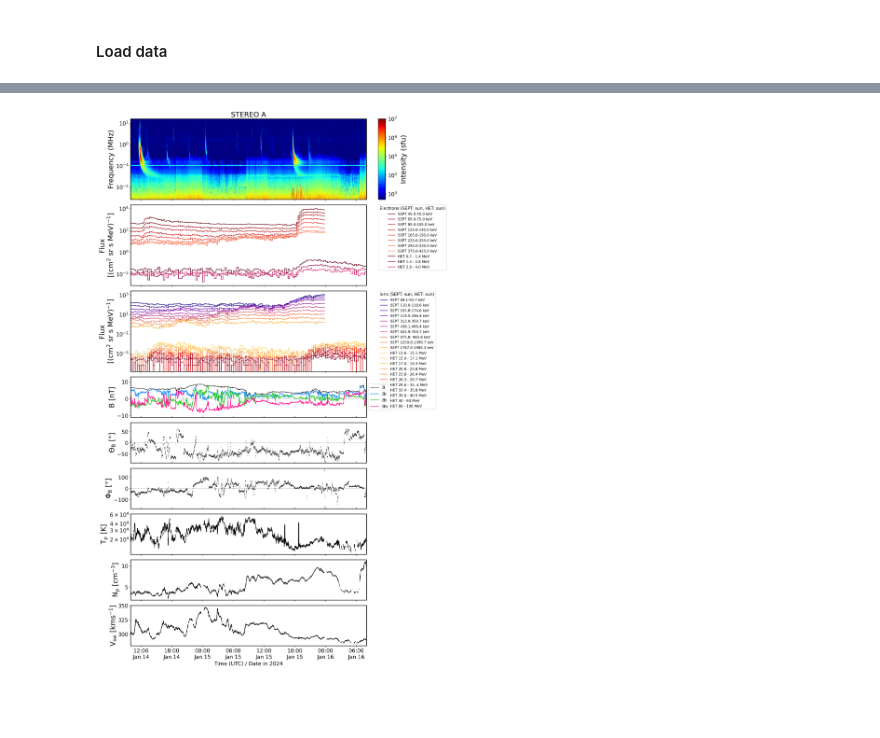
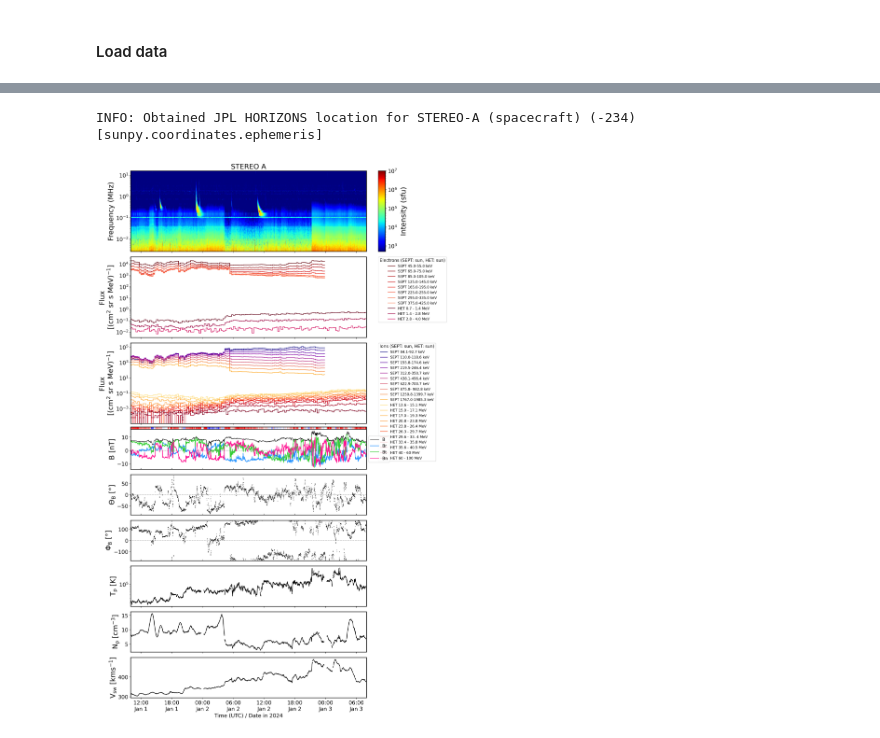
Before and after one commit to ojsant/solar_physics_projects, a Jupyter notebook: soler/STEREO_multiplot_clean.ipynb, the cells around one changed output, grey strips where cells are left out. Drawn from its saved outputs; the diff is of its cells as text; code cells hidden in the pictures; blank space fills up the shorter version.

Commit message:
Added alternative files, cleaning up etc, STEREO GUI

```diff
--- a/soler/STEREO_multiplot_clean.ipynb
+++ b/soler/STEREO_multiplot_clean.ipynb
@@ -89,0 +40,2 @@ False
+# %%
+opt = stereo_tools.selection()
@@ -90,3 +58,27 @@ False
+# %%
+opt["pos_timestamp"] = None
+#Path to save plots
+opt["file_path"] = f'{os.getcwd()}{os.sep}data'
+year = 2024
+
+opt["startdate"] = dt.datetime(year, 1, 1, 10)
+opt["enddate"] = dt.datetime(year, 1, 3, 8)
+opt["sc"] = 'A'
+opt["legends_inside"] = False
+
+opt["sept_viewing"] = 'sun' #viewing_list[0]
+
+#Choose every n:th channel
+#het_e has only 3 channels, no choosing!
+
+# TODO: make these changeable after loading
+# TODO: define plot ranges
+
+opt["resample"] = '20min'
+opt["resample_mag"] = '1min'
+opt["n_sept_e"] = 2
+opt["n_sept_p"] = 3
+opt["n_het_p"] = 1
 # %% [markdown]
 #### Load data
 # %%
@@ -110,5 +107,5 @@ het_e: [np.int64(0), np.int64(1), np.int64(2)] , 3
 sept_p: [np.int64(0), np.int64(3), np.int64(6), np.int64(9), np.int64(12), np.int64(15), np.int64(18), np.int64(21), np.int64(24), np.int64(27)] , 10
 het_p: [np.int64(0), np.int64(1), np.int64(2), np.int64(3), np.int64(4), np.int64(5), np.int64(6), np.int64(7), np.int64(8), np.int64(9), np.int64(10)] , 11
 # %%
-stereo_tools.make_plot(data, opt)
+fig, axs = stereo_tools.make_plot(data, opt)
 # %% [output]
@@ -115,2 +113,3 @@ stereo_tools.make_plot(data, opt)
+INFO: Obtained JPL HORIZONS location for STEREO-A (spacecraft) (-234)    [sunpy.coordinates.ephemeris]
-[figure, old version]
+[figure, new version]
 # %%
```
Also changed, not shown: parts of 12 cells of this notebook, 9 other files.
